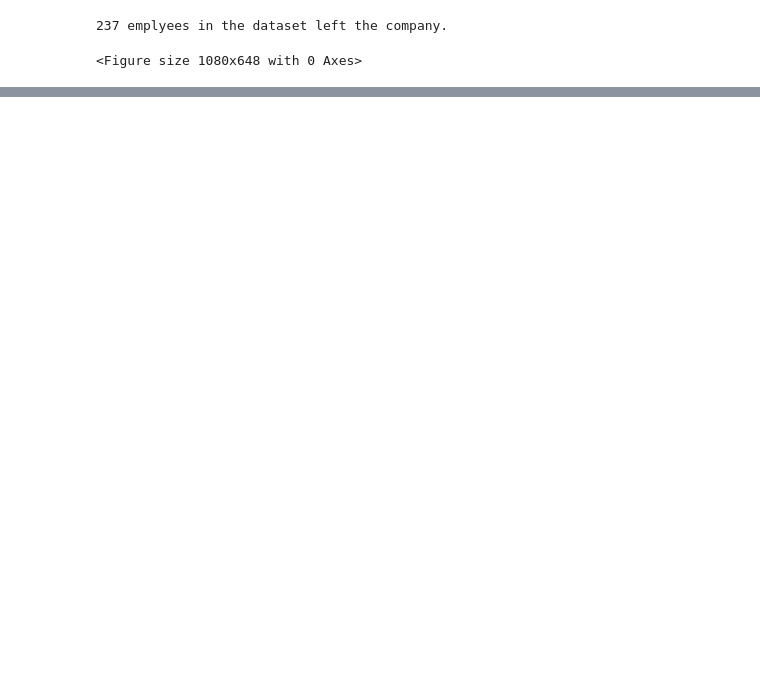
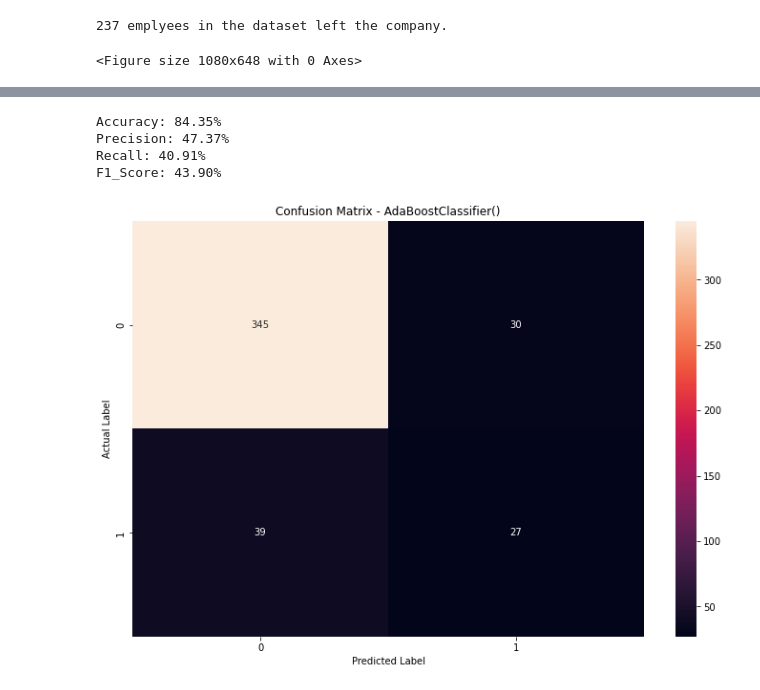
Before and after one commit to rajat-singh1999/MCA, a Jupyter notebook: references for set/code/predictionAnalysis.ipynb, the cells around one changed output, grey strips where cells are left out. Cells and saved outputs as stored; diff of their text form; code cells hidden in the pictures; blank space fills up the shorter version.

```diff
--- a/references for set/code/predictionAnalysis.ipynb
+++ b/references for set/code/predictionAnalysis.ipynb
@@ -111,0 +317,8 @@ Name: WorkLifeBalance, dtype: int64
+# %%
+predict(adaboost)
+# %% [output]
+Accuracy: 84.35%
+Precision: 47.37%
+Recall: 40.91%
+F1_Score: 43.90%
+[figure, added]
```
Also changed, not shown: parts of 38 cells of this notebook.
